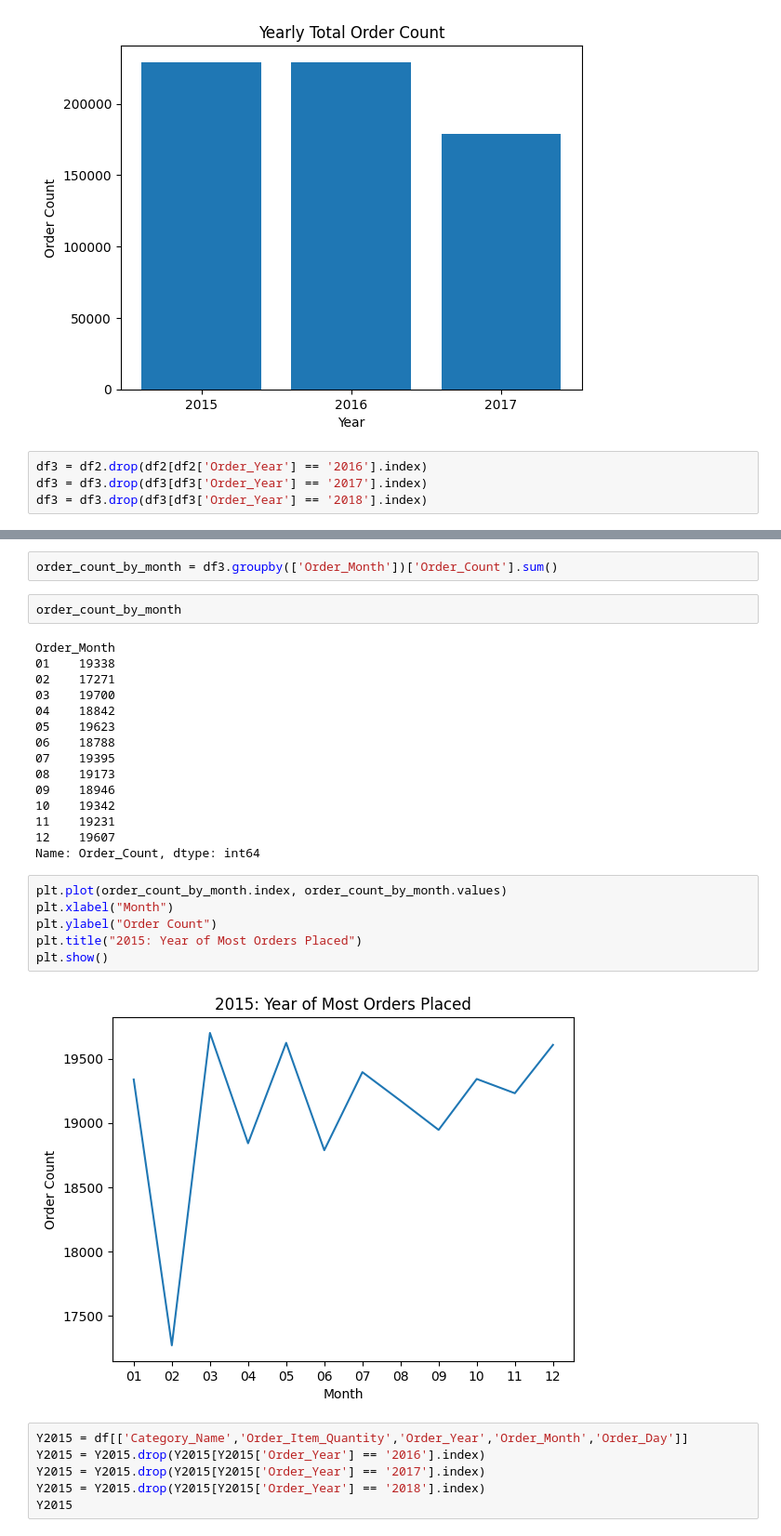
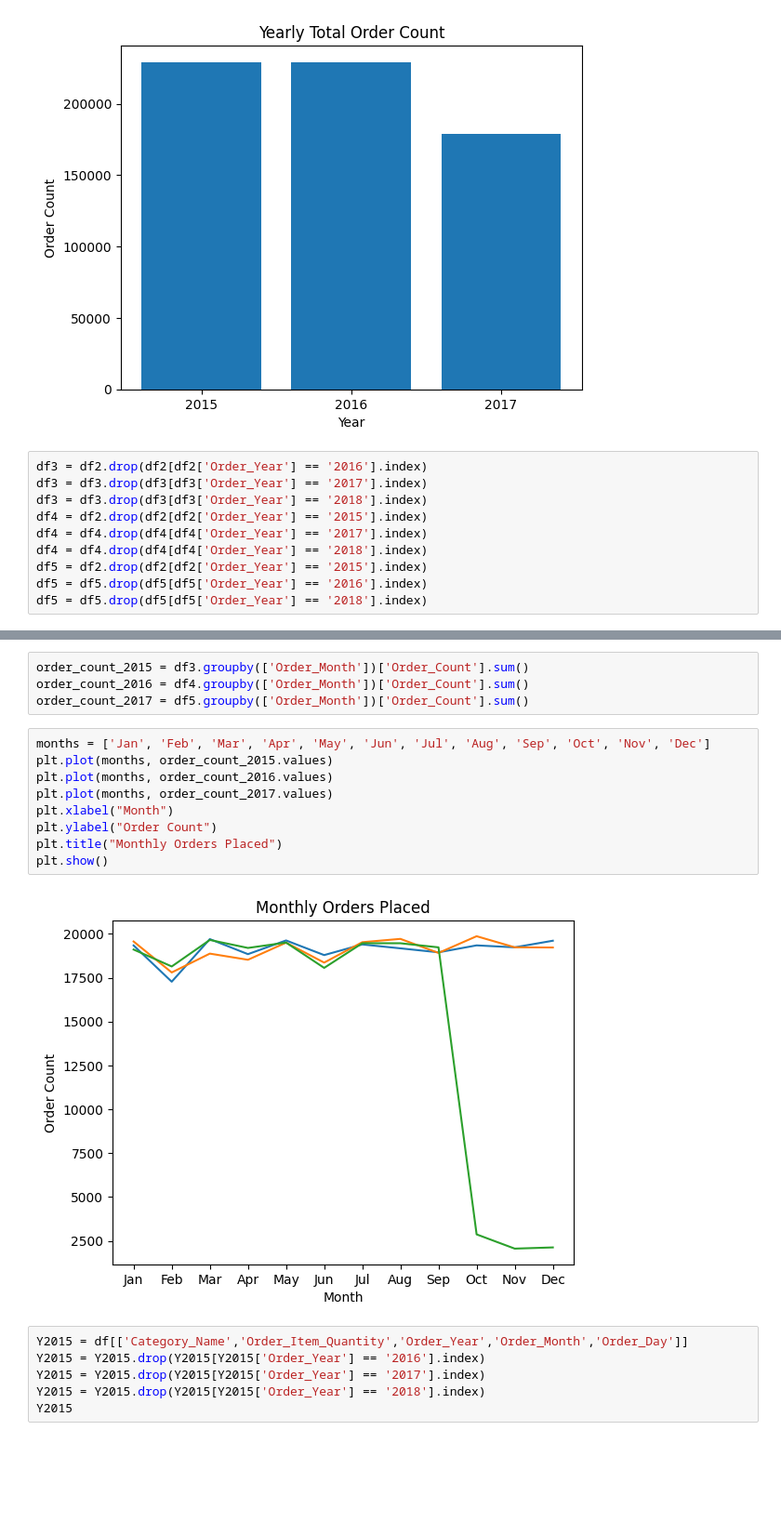
Before and after one commit to CCNY-Analytics-and-Quant/BA-Fall-2023-Jordan-Williams, a Jupyter notebook: financial_analytics_project (1).ipynb, the cells around one changed output, grey strips where cells are left out. Shown at 93% size. Cells and saved outputs as stored; diff of their text form; blank space fills up the shorter version.

```diff
--- a/financial_analytics_project (1).ipynb
+++ b/financial_analytics_project (1).ipynb
@@ -154,3 +155,9 @@ plt.show
 df3 = df2.drop(df2[df2['Order_Year'] == '2016'].index)
 df3 = df3.drop(df3[df3['Order_Year'] == '2017'].index)
 df3 = df3.drop(df3[df3['Order_Year'] == '2018'].index)
+df4 = df2.drop(df2[df2['Order_Year'] == '2015'].index)
+df4 = df4.drop(df4[df4['Order_Year'] == '2017'].index)
+df4 = df4.drop(df4[df4['Order_Year'] == '2018'].index)
+df5 = df2.drop(df2[df2['Order_Year'] == '2015'].index)
+df5 = df5.drop(df5[df5['Order_Year'] == '2016'].index)
+df5 = df5.drop(df5[df5['Order_Year'] == '2018'].index)
@@ -173,30 +164,18 @@ df3
 # %%
-order_count_by_month = df3.groupby(['Order_Month'])['Order_Count'].sum()
+order_count_2015 = df3.groupby(['Order_Month'])['Order_Count'].sum()
+order_count_2016 = df4.groupby(['Order_Month'])['Order_Count'].sum()
+order_count_2017 = df5.groupby(['Order_Month'])['Order_Count'].sum()
-# %%
-order_count_by_month
-# %% [output]
-Order_Month
-01    19338
-02    17271
-03    19700
-04    18842
-05    19623
-06    18788
-07    19395
-08    19173
-09    18946
-10    19342
-11    19231
-12    19607
-Name: Order_Count, dtype: int64
 # %%
-plt.plot(order_count_by_month.index, order_count_by_month.values)
+months = ['Jan', 'Feb', 'Mar', 'Apr', 'May', 'Jun', 'Jul', 'Aug', 'Sep', 'Oct', 'Nov', 'Dec']
+plt.plot(months, order_count_2015.values)
+plt.plot(months, order_count_2016.values)
+plt.plot(months, order_count_2017.values)
 plt.xlabel("Month")
 plt.ylabel("Order Count")
-plt.title("2015: Year of Most Orders Placed")
+plt.title("Monthly Orders Placed")
 plt.show()
 # %% [output]
-[figure, old version]
+[figure, new version]
 # %%
 Y2015 = df[['Category_Name','Order_Item_Quantity','Order_Year','Order_Month','Order_Day']]
 Y2015 = Y2015.drop(Y2015[Y2015['Order_Year'] == '2016'].index)
```
Also changed, not shown: parts of 2 cells of this notebook.
